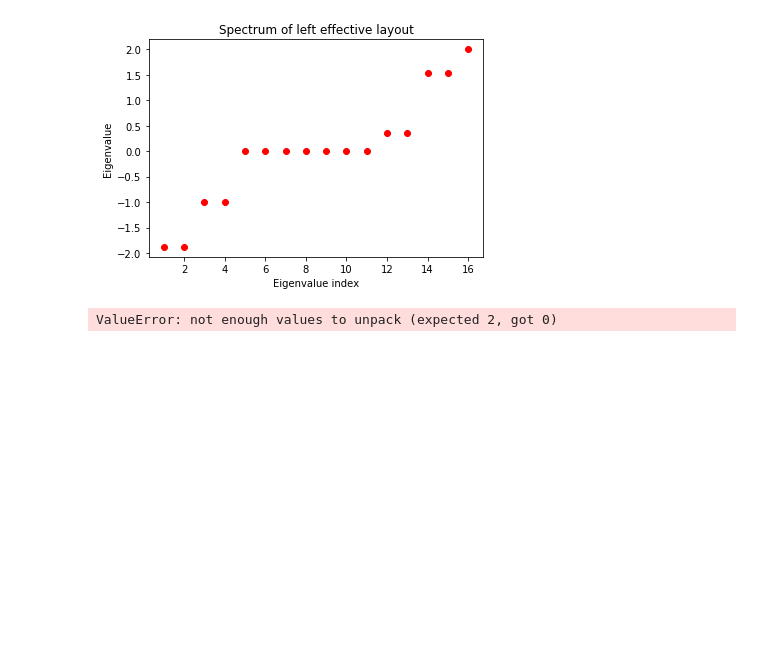
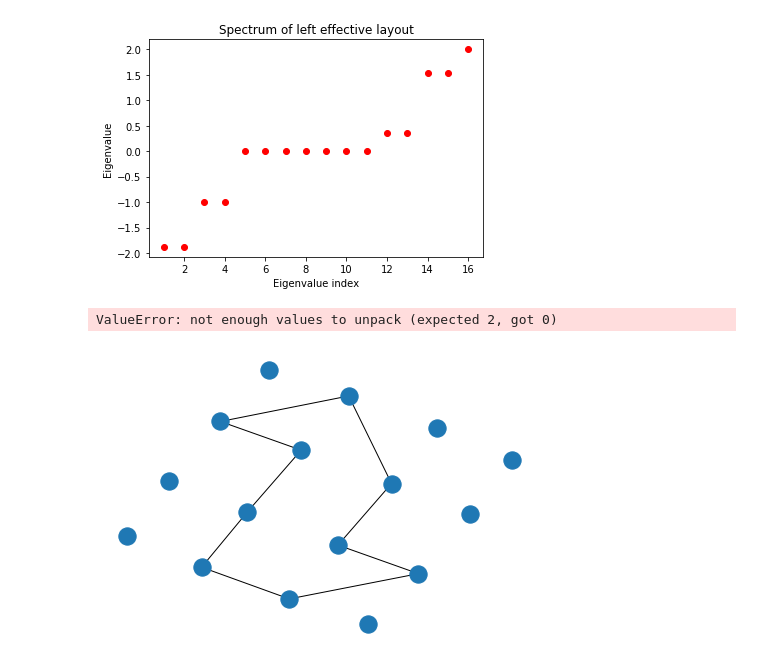
Before and after one commit to ShabaniLab/CircuitQEDLattices, a Jupyter notebook: EffectiveVsLayout.ipynb, the cells around one changed output. Drawn from its saved outputs; the diff is of its cells as text; code cells hidden in the pictures; blank space fills up the shorter version.

Commit message:
examined isospectral layout with its line graph

```diff
--- a/EffectiveVsLayout.ipynb
+++ b/EffectiveVsLayout.ipynb
@@ -59,0 +58,15 @@ ValueError: not enough values to unpack (expected 2, got 0)
+# %%
+g1 = nx.grid_graph([4,4])
+sd = 2 # seed for layout
+pos = nx.spring_layout(g1, seed = sd)
+g1.add_edge((0,2),(1,3))
+g1.add_edge((2,0),(3,1))
+g1.add_edge((1,1),(0,2))
+rem_list = [((0,0),(0,1)), ((0,0),(1,0)),((1,0),(1,1)), ((1,1),(0,1)), ((0,1),(0,2)), ((0,2),(0,3)),
+           ((1,0),(2,0)), ((2,0),(3,0)), ((3,0),(3,1)), ((3,1),(2,1)), ((2,1),(2,2)), ((1,1),(1,2)),
+           ((0,3),(1,3)), ((1,3),(2,3)), ((2,3),(3,3)), ((2,3),(2,2)), ((3,3),(3,2)), ((0,2),(1,2))]
+for i in rem_list:
+    g1.remove_edge(i[0], i[1])
+nx.draw(g1, pos)
+# %% [output]
+[figure, added]
```
Also changed, not shown: parts of 11 cells of this notebook.
